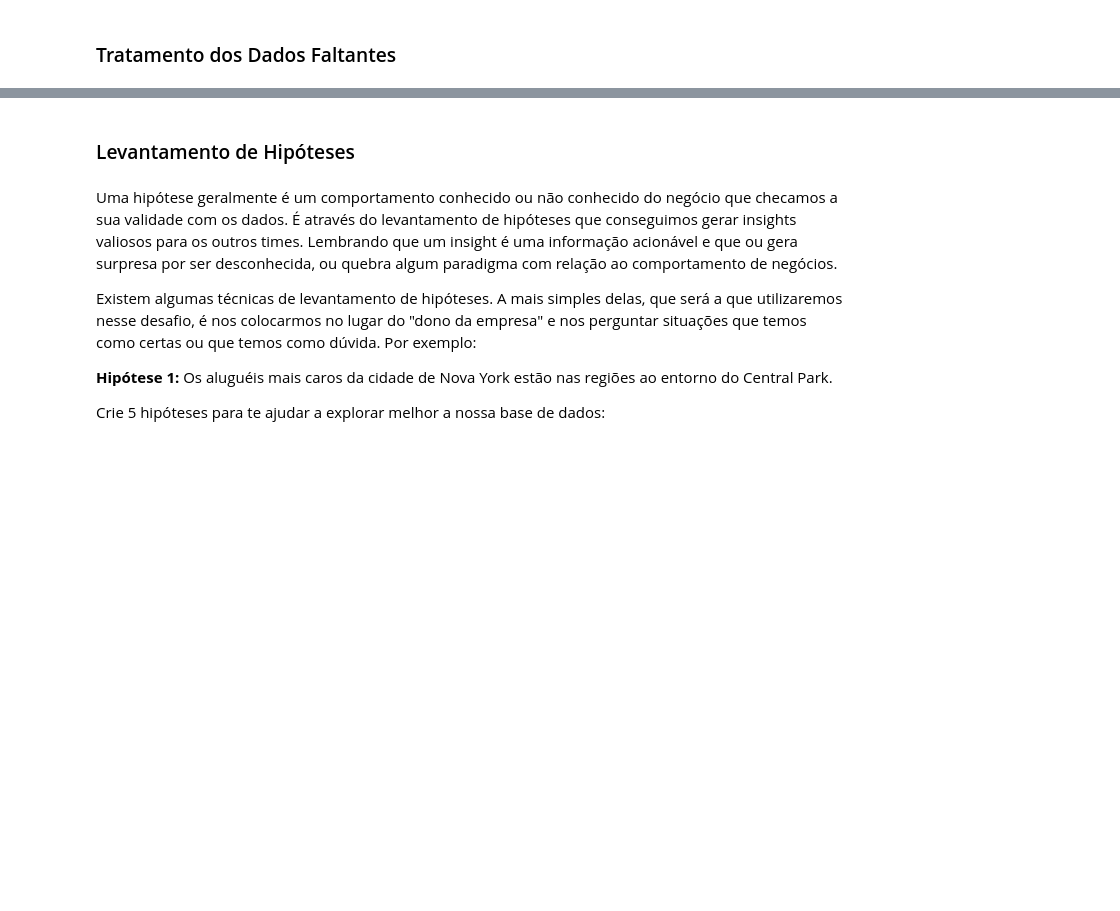
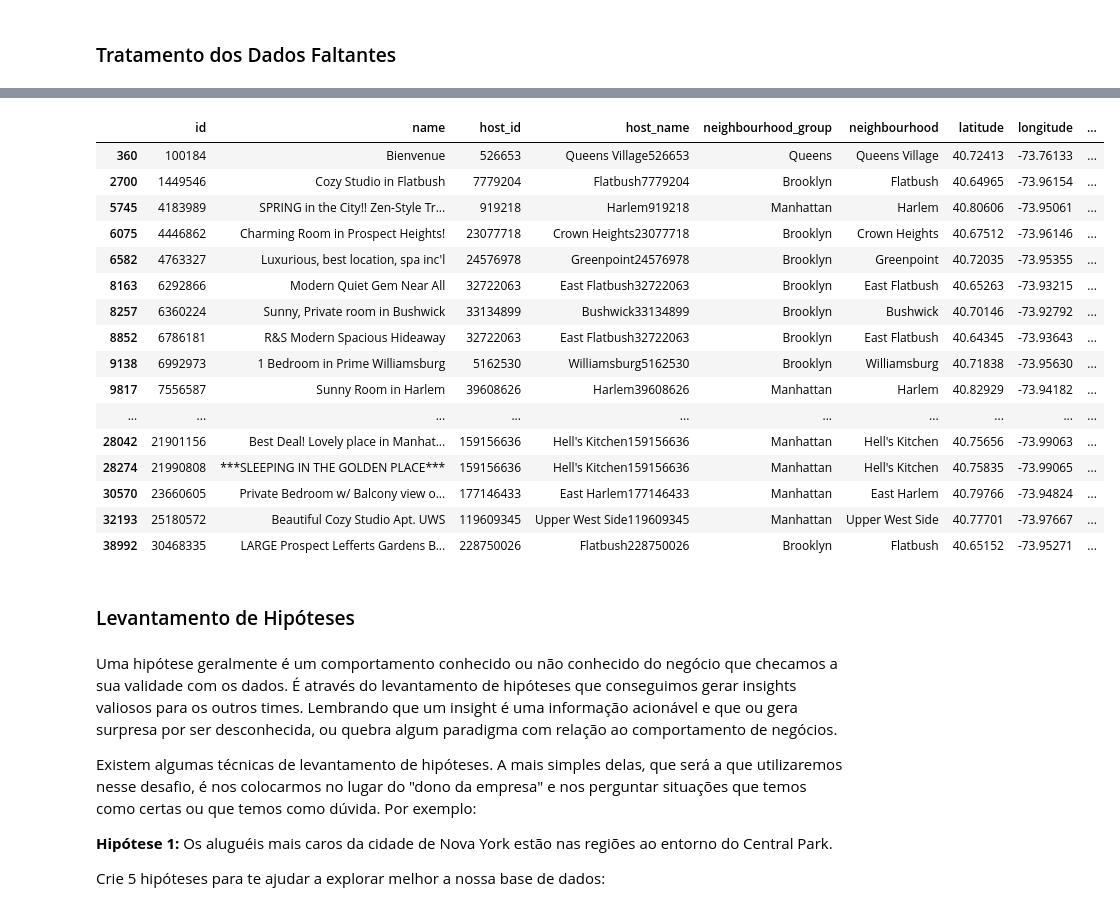
Before and after one commit to rafapires07/james_bauer_airbnb_ny, a Jupyter notebook: projeto_final_certificacao_aluno.ipynb, the cells around one changed output, grey strips where cells are left out. Saved outputs shown, nothing was run; the diff lists cells and outputs as text; code cells hidden in the pictures; blank space fills up the shorter version.

```diff
--- a/projeto_final_certificacao_aluno.ipynb
+++ b/projeto_final_certificacao_aluno.ipynb
@@ -181,0 +230,2 @@ df.describe(percentiles=[.25,.75,.80,.85,.90,.95,.99])
+# %%
+df['name'] = df.apply(lambda x: x['neighbourhood']+ str(x['id']) if pd.isna(x['name']) == True else x['name'], axis=1)
@@ -181,0 +236,22 @@ df.describe(percentiles=[.25,.75,.80,.85,.90,.95,.99])
+# %%
+search = df['host_id'][df['host_name'].isna()].tolist()
+# %%
+df[df['host_id'].isin(search) & df['host_name'].notna()]
+# %% [output]
+|  | id | name | host_id | host_name | neighbourhood_group | neighbourhood | latitude | longitude | ... |
+| 360 | 100184 | Bienvenue | 526653 | Queens Village526653 | Queens | Queens Village | 40.72413 | -73.76133 | ... |
+| 2700 | 1449546 | Cozy Studio in Flatbush | 7779204 | Flatbush7779204 | Brooklyn | Flatbush | 40.64965 | -73.96154 | ... |
+| 5745 | 4183989 | SPRING in the City!! Zen-Style Tr... | 919218 | Harlem919218 | Manhattan | Harlem | 40.80606 | -73.95061 | ... |
+| 6075 | 4446862 | Charming Room in Prospect Heights! | 23077718 | Crown Heights23077718 | Brooklyn | Crown Heights | 40.67512 | -73.96146 | ... |
+| 6582 | 4763327 | Luxurious, best location, spa inc'l | 24576978 | Greenpoint24576978 | Brooklyn | Greenpoint | 40.72035 | -73.95355 | ... |
+| 8163 | 6292866 | Modern Quiet Gem Near All | 32722063 | East Flatbush32722063 | Brooklyn | East Flatbush | 40.65263 | -73.93215 | ... |
+| 8257 | 6360224 | Sunny, Private room in Bushwick | 33134899 | Bushwick33134899 | Brooklyn | Bushwick | 40.70146 | -73.92792 | ... |
+| 8852 | 6786181 | R&S Modern Spacious Hideaway | 32722063 | East Flatbush32722063 | Brooklyn | East Flatbush | 40.64345 | -73.93643 | ... |
+| 9138 | 6992973 | 1 Bedroom in Prime Williamsburg | 5162530 | Williamsburg5162530 | Brooklyn | Williamsburg | 40.71838 | -73.95630 | ... |
+| 9817 | 7556587 | Sunny Room in Harlem | 39608626 | Harlem39608626 | Manhattan | Harlem | 40.82929 | -73.94182 | ... |
+| ... | ... | ... | ... | ... | ... | ... | ... | ... | ... |
+| 28042 | 21901156 | Best Deal! Lovely place in Manhat... | 159156636 | Hell's Kitchen159156636 | Manhattan | Hell's Kitchen | 40.75656 | -73.99063 | ... |
+| 28274 | 21990808 | ***SLEEPING IN THE GOLDEN PLACE*** | 159156636 | Hell's Kitchen159156636 | Manhattan | Hell's Kitchen | 40.75835 | -73.99065 | ... |
+| 30570 | 23660605 | Private Bedroom w/ Balcony view o... | 177146433 | East Harlem177146433 | Manhattan | East Harlem | 40.79766 | -73.94824 | ... |
+| 32193 | 25180572 | Beautiful Cozy Studio Apt. UWS | 119609345 | Upper West Side119609345 | Manhattan | Upper West Side | 40.77701 | -73.97667 | ... |
+| 38992 | 30468335 | LARGE Prospect Lefferts Gardens B... | 228750026 | Flatbush228750026 | Brooklyn | Flatbush | 40.65152 | -73.95271 | ... |
```
Also changed, not shown: parts of 10 cells of this notebook.
